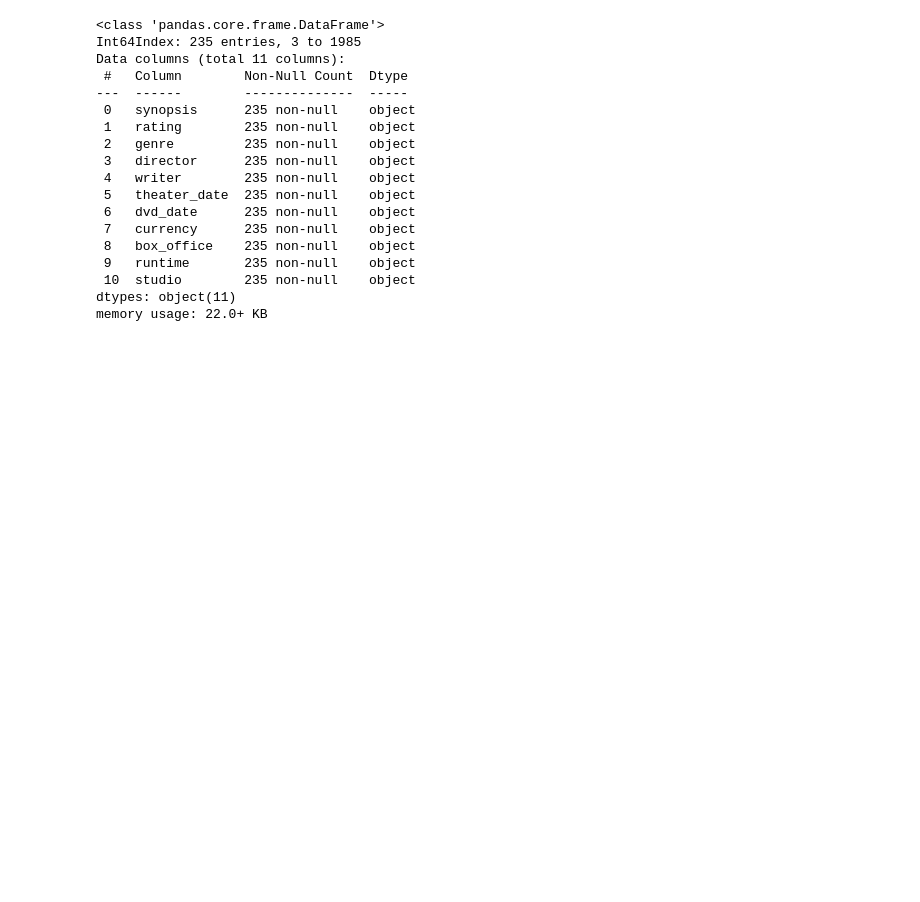
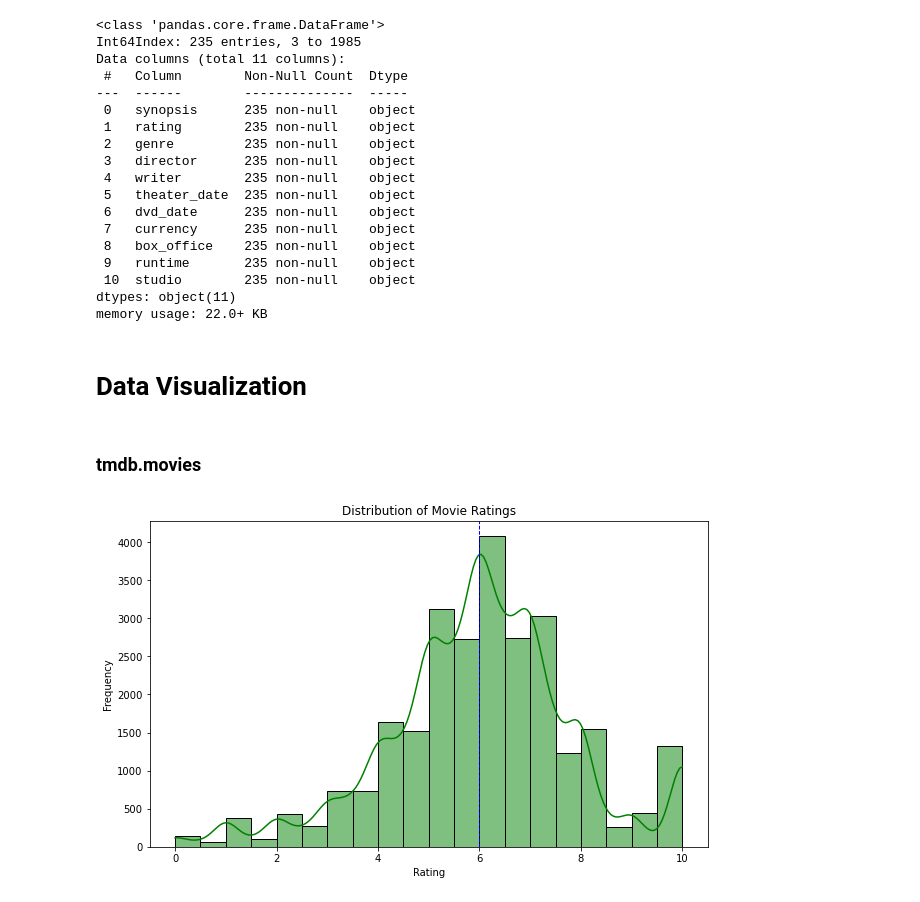
Before and after one commit to Harry-Atulah/dsc-phase-1-project-v2-4, a Jupyter notebook: student.ipynb, the cells around one changed output. Cells and saved outputs as stored; diff of their text form; code cells hidden in the pictures; blank space fills up the shorter version.

Commit message:
data visualization for tmdb.movies dataset

```diff
--- a/student.ipynb
+++ b/student.ipynb
@@ -248,3 +251,19 @@ Data columns (total 11 columns):
  10  studio        235 non-null    object
 dtypes: object(11)
 memory usage: 22.0+ KB
+# %% [markdown]
+# Data Visualization
+# %% [markdown]
+### tmdb.movies
+# %%
+#Histogram
+# Plotting distribution of movie ratings
+plt.figure(figsize=(10, 6))
+sns.histplot(data=df, x='vote_average', bins=20, kde=True, color='green')
+plt.axvline(df['vote_average'].mean(), color='blue', linestyle='dashed', linewidth=1)
+plt.title('Distribution of Movie Ratings')
+plt.xlabel('Rating')
+plt.ylabel('Frequency')
+plt.show()
+# %% [output]
+[figure, added]
```
Also changed, not shown: parts of 8 cells of this notebook.
